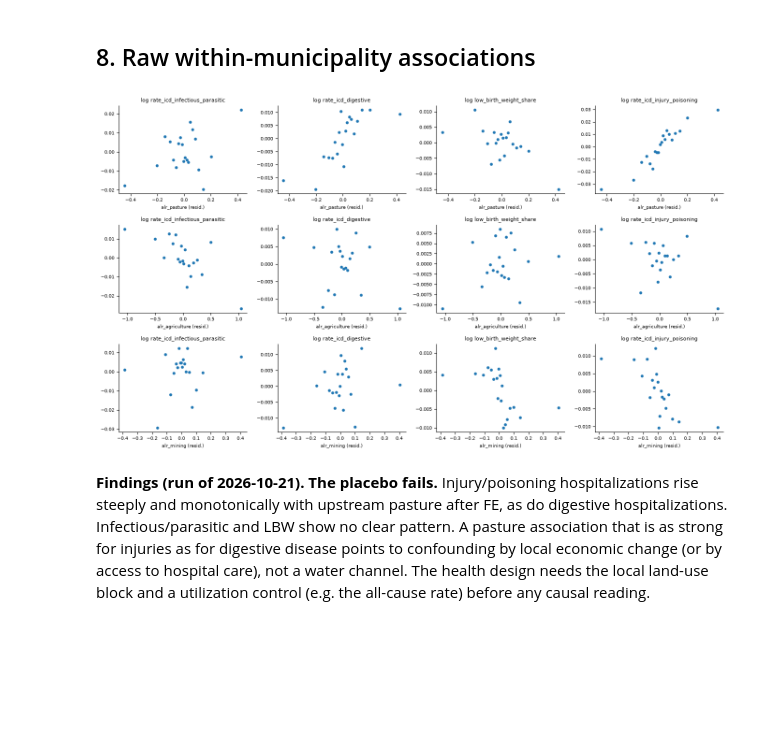
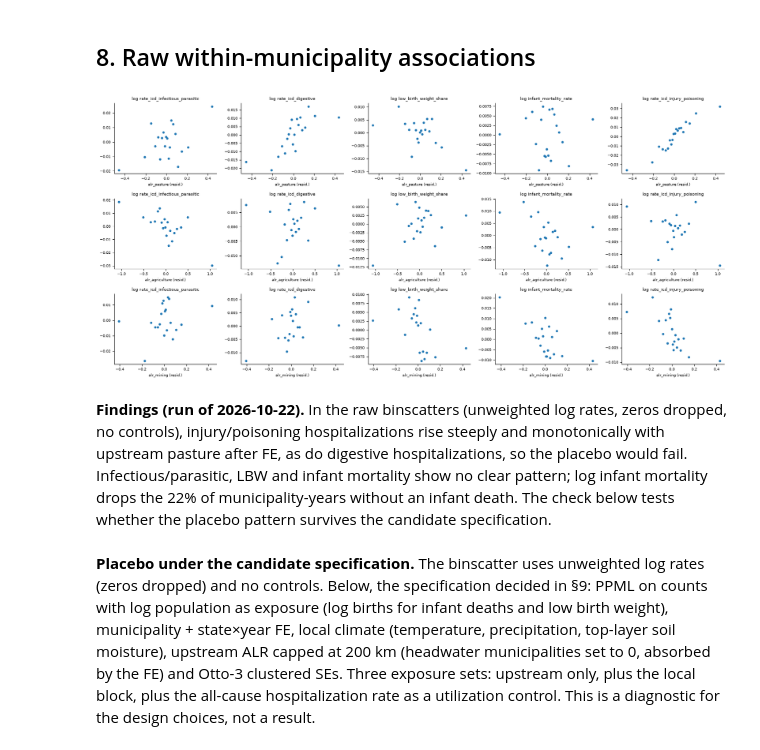
Before and after one commit to felixschulz385/Masterthesis, a Jupyter notebook: output/notebooks/health/01_descriptives.ipynb, the cells around one changed output. Cells and saved outputs as stored; diff of their text form; code cells hidden in the pictures; blank space fills up the shorter version.

```diff
--- a/output/notebooks/health/01_descriptives.ipynb
+++ b/output/notebooks/health/01_descriptives.ipynb
@@ -193,8 +196,8 @@ display(pd.DataFrame({
 # %% [markdown]
 ## 1. Coverage and estimation window
 # %%
-# Population (denominator) starts in 2000; SINASC ends in 2023.
-ANALYSIS_YEARS = (2000, 2023)
+# Population (denominator) starts in 2000; land cover ends in 2024.
+ANALYSIS_YEARS = (2000, 2024)
 df = df[df["year"].between(*ANALYSIS_YEARS)].reset_index(drop=True)
 print(f"Analysis sample: {len(df):,} municipality-years · {df.mun_id.nunique():,} municipalities · "
       f"{ANALYSIS_YEARS[0]}–{ANALYSIS_YEARS[1]}")
@@ -223,12 +227,16 @@ rates["hosp_rate"] = df["hosp_hospitalizations_count"] / df["population"] * PER
 rates["hosp_death_rate"] = df["hosp_in_hospital_deaths_count"] / df["population"] * PER
 for name in ICD_OUTCOMES.values():
     rates[f"rate_icd_{name}"] = df[f"hosp_icd_{name}"] / df["population"] * PER
-# Morbidity channels: 1998-2020, with gaps where batches are not yet fetched (§0).
+# Morbidity channels: 1998-2024.
 for channel in WATER_CHANNELS + PLACEBO_CHANNELS:
     rates[f"rate_{channel}"] = df[f"hosp_{channel}"] / df["population"] * PER
 rates["births_rate"] = df["births"] / df["population"] * PER
 rates["low_birth_weight_share"] = df["births_low_weight"] / df["births_weight_known"]
 rates["preterm_share"] = df["births_preterm"] / df["births_gestation_known"]
+# SIM deaths: all-cause per 1,000 population; infant and under-5 per 1,000 live births.
+rates["mortality_rate"] = df["deaths_total"] / df["population"] * PER
+rates["infant_mortality_rate"] = df["deaths_under_1"] / df["births"].where(df["births"] > 0) * PER
+rates["under5_mortality_rate"] = (df["deaths_under_1"] + df["deaths_1_to_4"]) / df["births"].where(df["births"] > 0) * PER
 RATE_COLUMNS = rates.columns.tolist()
 df = df.join(rates)
 
@@ -676,26 +748,35 @@ intersecting trenches), so clustering can follow the sensor side (Otto 3).
 ## 8. Raw within-municipality associations
 # %%
 KEY_OUTCOMES = ["rate_icd_infectious_parasitic", "rate_icd_digestive", "low_birth_weight_share",
-                "rate_icd_injury_poisoning"]
+                "infant_mortality_rate", "rate_icd_injury_poisoning"]
 KEY_REGRESSORS = ["alr_pasture", "alr_agriculture", "alr_mining"]
 frame = log_rates[["mun_id", "state_year"]].join(log_rates[KEY_OUTCOMES]).join(df[KEY_REGRESSORS])
 fig, axes = plt.subplots(len(KEY_REGRESSORS), len(KEY_OUTCOMES),
                          figsize=(3.4 * len(KEY_OUTCOMES), 2.6 * len(KEY_REGRESSORS)), squeeze=False)
 for i, regressor in enumerate(KEY_REGRESSORS):
     for j, outcome in enumerate(KEY_OUTCOMES):
         residuals = desc.demean(frame, [outcome, regressor], ["mun_id", "state_year"])
         bins = desc.binscatter(residuals[regressor], residuals[outcome])
         axes[i, j].scatter(bins["x"], bins["y"], s=12)
         axes[i, j].set_title(f"log {outcome}", fontsize=8)
         axes[i, j].set_xlabel(f"{regressor} (resid.)", fontsize=7)
         axes[i, j].tick_params(labelsize=7)
 plt.tight_layout(); plt.show()
 # %% [output]
-[figure, old version]
+[figure, new version]
 # %% [markdown]
-**Findings (run of 2026-10-21).** **The placebo fails.** Injury/poisoning hospitalizations rise steeply and monotonically
-with upstream pasture after FE, as do digestive hospitalizations. Infectious/parasitic
-and LBW show no clear pattern. A pasture association that is as strong for injuries as
-for digestive disease points to confounding by local economic change (or by access to
-hospital care), not a water channel. The health design needs the local land-use block
-and a utilization control (e.g. the all-cause rate) before any causal reading.
+**Findings (run of 2026-10-22).** In the raw binscatters (unweighted log rates, zeros dropped, no controls), injury/poisoning
+hospitalizations rise steeply and monotonically with upstream pasture after FE, as do
+digestive hospitalizations, so the placebo would fail. Infectious/parasitic, LBW and
+infant mortality show no clear pattern; log infant mortality drops the 22% of
+municipality-years without an infant death. The check below tests whether the placebo
+pattern survives the candidate specification.
+# %% [markdown]
+**Placebo under the candidate specification.** The binscatter uses unweighted log rates
+(zeros dropped) and no controls. Below, the specification decided in §9: PPML on counts
+with log population as exposure (log births for infant deaths and low birth weight),
+municipality + state×year FE, local climate (temperature, precipitation, top-layer soil
+moisture), upstream ALR capped at 200 km (headwater municipalities set to 0, absorbed by
+the FE) and Otto-3 clustered SEs. Three exposure sets: upstream only, plus the local
+block, plus the all-cause hospitalization rate as a utilization control. This is a
+diagnostic for the design choices, not a result.
```
Also changed, not shown: parts of 34 cells of this notebook, 4 other files.
